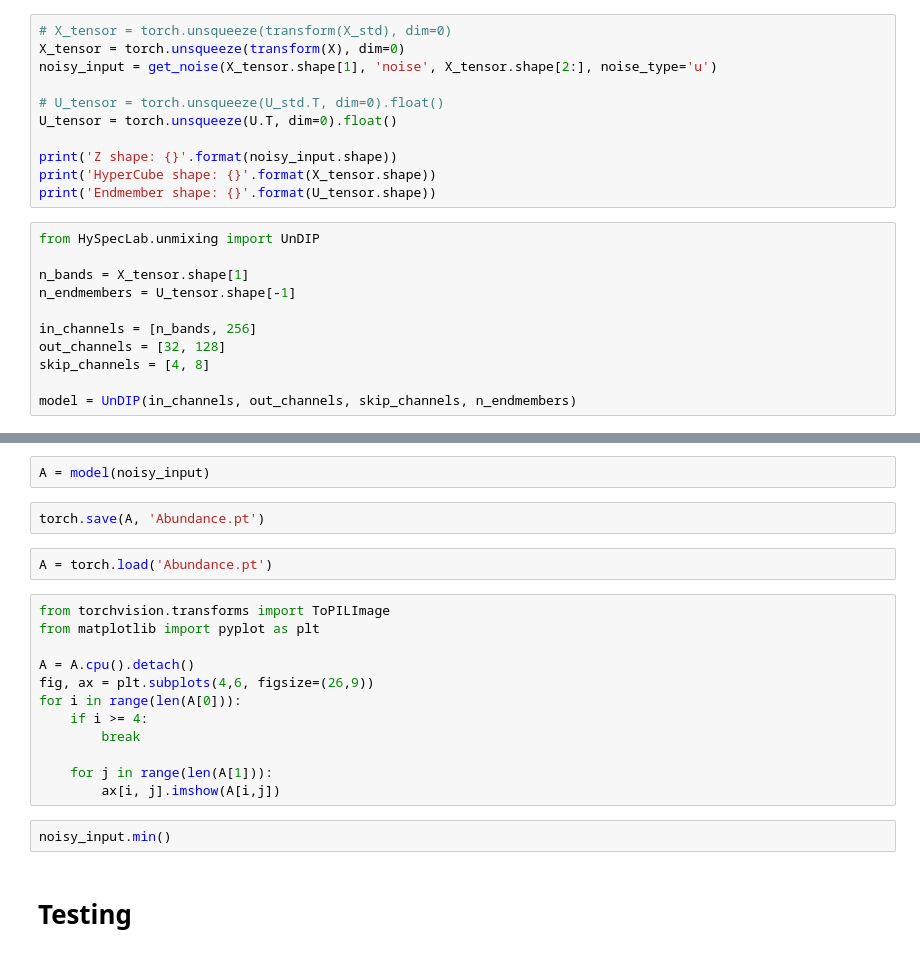
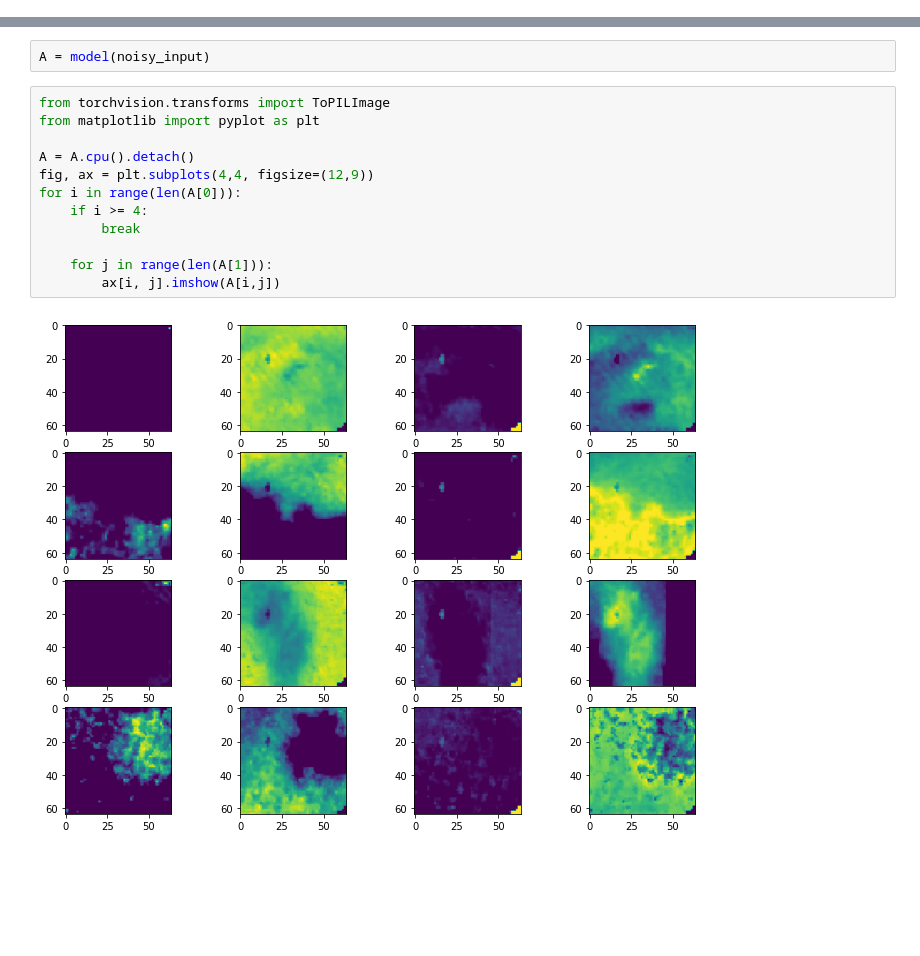
Before and after one commit to SolidusAbi/HySpecLab, a Jupyter notebook: notebooks/unmixing/UnDIP.ipynb, the cells around one changed output, grey strips where cells are left out. Drawn from its saved outputs; the diff is of its cells as text; blank space fills up the shorter version.

```diff
--- a/notebooks/unmixing/UnDIP.ipynb
+++ b/notebooks/unmixing/UnDIP.ipynb
@@ -282,22 +195,0 @@ transform = Compose([
-# %%
-# X_tensor = torch.unsqueeze(transform(X_std), dim=0)
-X_tensor = torch.unsqueeze(transform(X), dim=0)
-noisy_input = get_noise(X_tensor.shape[1], 'noise', X_tensor.shape[2:], noise_type='u')
-
-# U_tensor = torch.unsqueeze(U_std.T, dim=0).float()
-U_tensor = torch.unsqueeze(U.T, dim=0).float()
-
-print('Z shape: {}'.format(noisy_input.shape))
-print('HyperCube shape: {}'.format(X_tensor.shape))
-print('Endmember shape: {}'.format(U_tensor.shape))
-# %%
-from HySpecLab.unmixing import UnDIP
-
-n_bands = X_tensor.shape[1]
-n_endmembers = U_tensor.shape[-1]
-
-in_channels = [n_bands, 256]
-out_channels = [32, 128]
-skip_channels = [4, 8]
-
-model = UnDIP(in_channels, out_channels, skip_channels, n_endmembers)
@@ -358,22 +196,16 @@ for epoch in epoch_iterator:
 # %%
 A = model(noisy_input)
-# %%
-torch.save(A, 'Abundance.pt')
-# %%
-A = torch.load('Abundance.pt')
 # %%
 from torchvision.transforms import ToPILImage
 from matplotlib import pyplot as plt
 
 A = A.cpu().detach()
-fig, ax = plt.subplots(4,6, figsize=(26,9))
+fig, ax = plt.subplots(4,4, figsize=(12,9))
 for i in range(len(A[0])):
     if i >= 4:
         break
 
     for j in range(len(A[1])):
         ax[i, j].imshow(A[i,j])
+# %% [output]
+[figure, added]
-# %%
-noisy_input.min()
-# %% [markdown]
-# Testing
```
Also changed, not shown: parts of 15 cells of this notebook, 5 other files.
